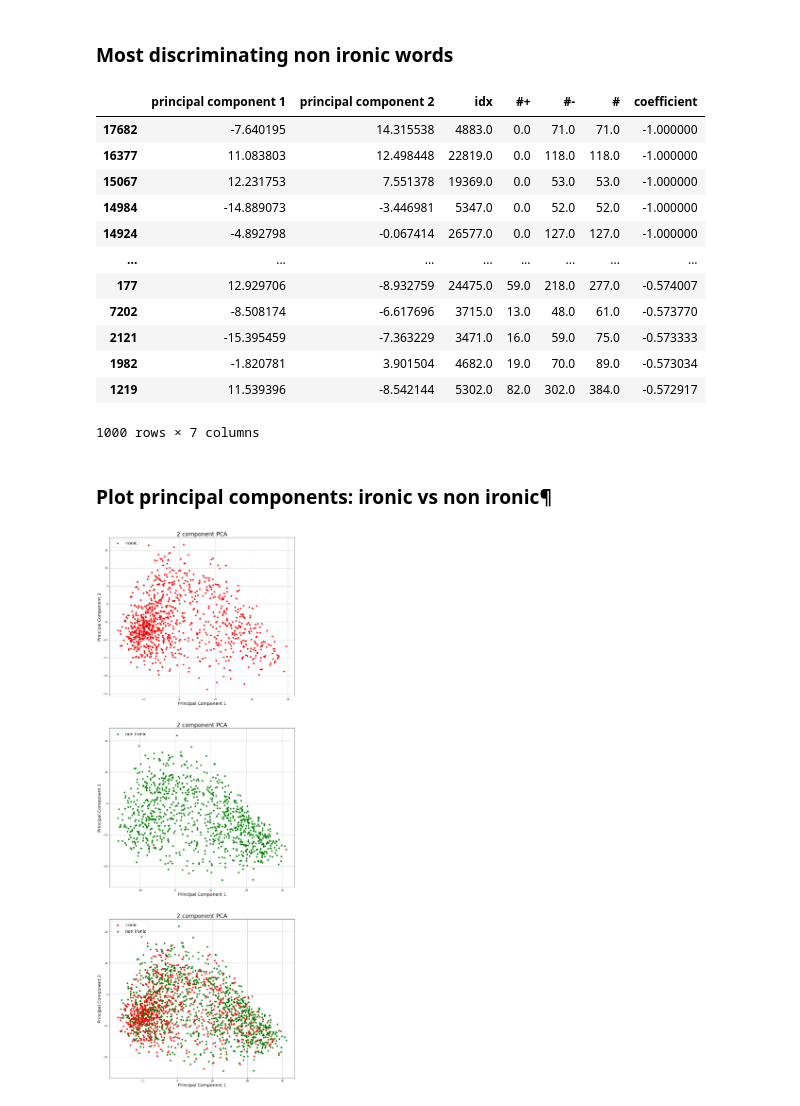
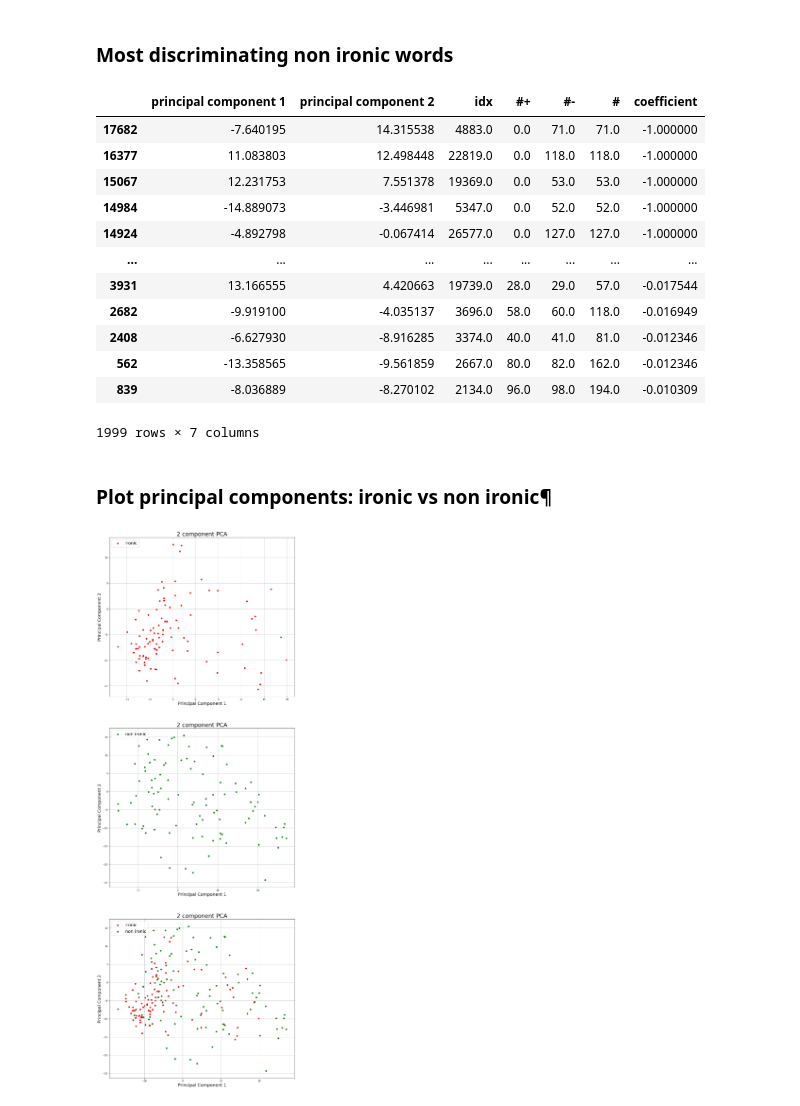
Before and after one commit to gianlucagiudice/irony-detection, a Jupyter notebook: notebooks/pca_plot.ipynb, the cells around one changed output. Drawn from its saved outputs; the diff is of its cells as text; code cells hidden in the pictures.

```diff
--- a/notebooks/pca_plot.ipynb
+++ b/notebooks/pca_plot.ipynb
@@ -33,3 +65,0 @@ ax.grid()
-# %%
-df = pd.read_pickle("../reports/{}.pca/PCA_2D.pkl".format(TARGET_DATASET))
-df
@@ -61,8 +67,7 @@ plt.show()
 ### Most discriminating ironic words
 # %%
 ironic_df = df.sort_values(by=['coefficient'], ascending=False)
-ironic_df = ironic_df.head(TOP_VALUE)
-ironic_df.head()
+ironic_df = ironic_df[ironic_df['coefficient'] > 0]
 ironic_df
 # %% [output]
 |  | principal component 1 | principal component 2 | idx | #+ | #- | # | coefficient |
@@ -82,8 +87,7 @@ ironic_df
 ### Most discriminating non ironic words
 # %%
 nonironic_df = df.sort_values(by=['coefficient'], ascending=True)
-nonironic_df = nonironic_df.head(TOP_VALUE)
-nonironic_df.head()
+nonironic_df = nonironic_df[nonironic_df['coefficient'] < 0]
 nonironic_df
 # %% [output]
 |  | principal component 1 | principal component 2 | idx | #+ | #- | # | coefficient |
@@ -93,45 +97,50 @@ nonironic_df
 | 14984 | -14.889073 | -3.446981 | 5347.0 | 0.0 | 52.0 | 52.0 | -1.000000 |
 | 14924 | -4.892798 | -0.067414 | 26577.0 | 0.0 | 127.0 | 127.0 | -1.000000 |
 | ... | ... | ... | ... | ... | ... | ... | ... |
-| 177 | 12.929706 | -8.932759 | 24475.0 | 59.0 | 218.0 | 277.0 | -0.574007 |
-| 7202 | -8.508174 | -6.617696 | 3715.0 | 13.0 | 48.0 | 61.0 | -0.573770 |
-| 2121 | -15.395459 | -7.363229 | 3471.0 | 16.0 | 59.0 | 75.0 | -0.573333 |
-| 1982 | -1.820781 | 3.901504 | 4682.0 | 19.0 | 70.0 | 89.0 | -0.573034 |
-| 1219 | 11.539396 | -8.542144 | 5302.0 | 82.0 | 302.0 | 384.0 | -0.572917 |
+| 3931 | 13.166555 | 4.420663 | 19739.0 | 28.0 | 29.0 | 57.0 | -0.017544 |
+| 2682 | -9.919100 | -4.035137 | 3696.0 | 58.0 | 60.0 | 118.0 | -0.016949 |
+| 2408 | -6.627930 | -8.916285 | 3374.0 | 40.0 | 41.0 | 81.0 | -0.012346 |
+| 562 | -13.358565 | -9.561859 | 2667.0 | 80.0 | 82.0 | 162.0 | -0.012346 |
+| 839 | -8.036889 | -8.270102 | 2134.0 | 96.0 | 98.0 | 194.0 | -0.010309 |
-1000 rows × 7 columns
+1999 rows × 7 columns
 # %% [markdown]
 ### Plot principal components: ironic vs non ironic¶
 # %%
+TOP_VALUE = 100
+ironic_df = ironic_df.head(TOP_VALUE)
+nonironic_df = nonironic_df.head(TOP_VALUE)
+
+# Plot value
 fig = plt.figure(figsize = (14, 14*3))
 
 # Ironic
 ax = fig.add_subplot(3,1,1)
 ax.set_xlabel('Principal Component 1', fontsize = 18)
 ax.set_ylabel('Principal Component 2', fontsize = 18)
 ax.set_title('2 component PCA', fontsize = 24)
 ax.scatter(ironic_df["principal component 1"], ironic_df["principal component 2"], c='r', label='ironic')
 ax.grid()
 plt.legend(loc='upper left', fontsize = 18);
 
 # Non ironic
 ax = fig.add_subplot(3,1,2)
 ax.set_xlabel('Principal Component 1', fontsize = 18)
 ax.set_ylabel('Principal Component 2', fontsize = 18)
 ax.set_title('2 component PCA', fontsize = 24)
 ax.scatter(nonironic_df["principal component 1"], nonironic_df["principal component 2"], c='g', label='non ironic')
 ax.grid()
 plt.legend(loc='upper left', fontsize = 18);
 
 # Both
 ax = fig.add_subplot(3,1,3)
 ax.set_xlabel('Principal Component 1', fontsize = 18)
 ax.set_ylabel('Principal Component 2', fontsize = 18)
 ax.set_title('2 component PCA', fontsize = 24)
 ax.scatter(ironic_df["principal component 1"], ironic_df["principal component 2"], c='r', label='ironic')
 ax.scatter(nonironic_df["principal component 1"], nonironic_df["principal component 2"], c='g', label='non ironic')
 ax.grid()
 plt.legend(loc='upper left', fontsize = 18);
 
 plt.show()
 # %% [output]
-[figure, old version]
+[figure, new version]
```
Also changed, not shown: parts of 10 cells of this notebook.
